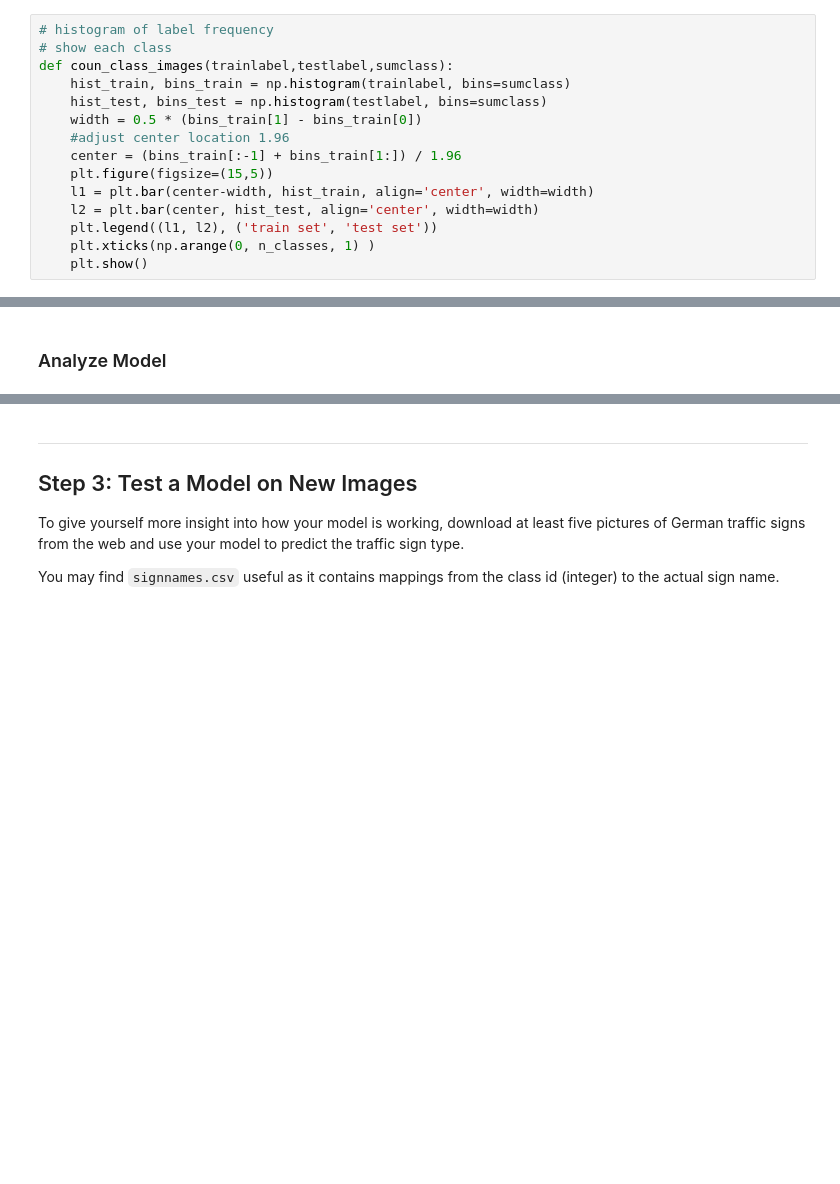
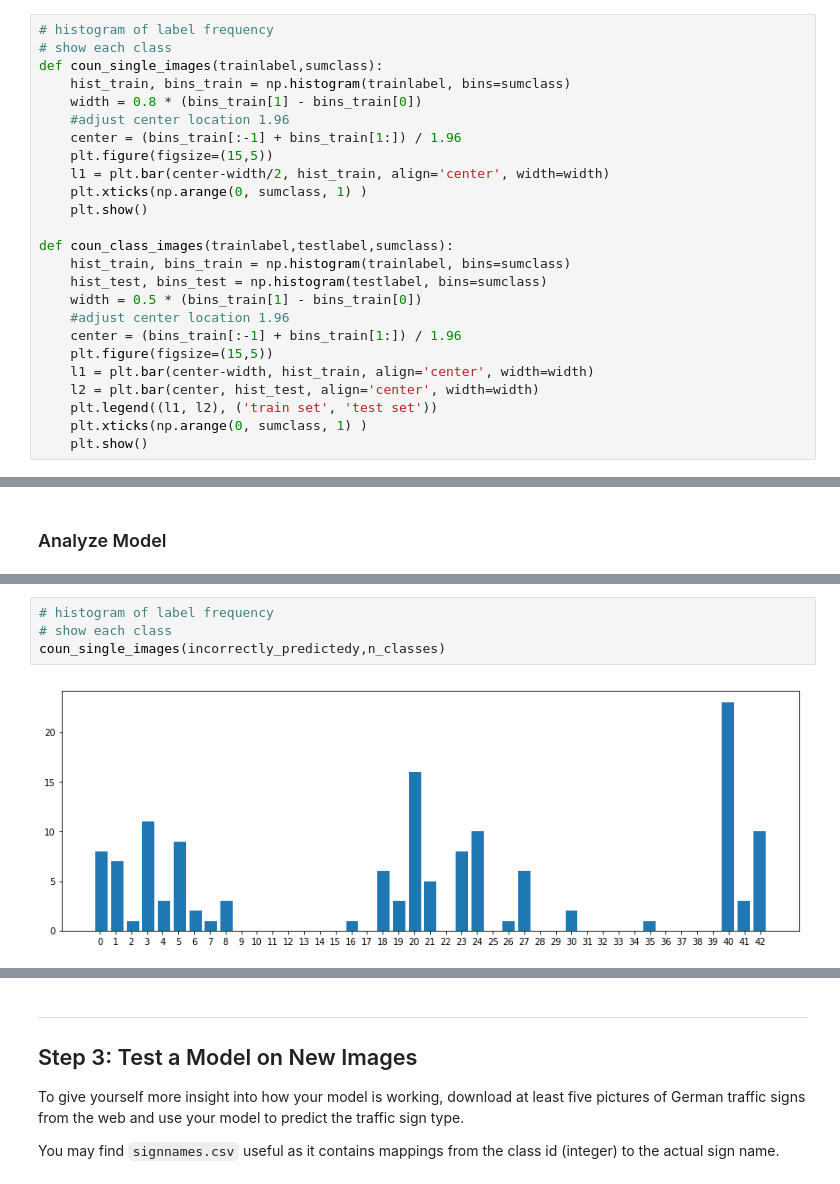
Before and after one commit to HairanWu/CarND-Traffic-Sign-Classifier-Project, a Jupyter notebook: Traffic_Sign_Classifier.ipynb, the cells around one changed output, grey strips where cells are left out. Cells and saved outputs as stored; diff of their text form; blank space fills up the shorter version.

```diff
--- a/Traffic_Sign_Classifier.ipynb
+++ b/Traffic_Sign_Classifier.ipynb
@@ -142,6 +142,16 @@ show_class_images(X_train,y_train,n_classes)
 # %%
 # histogram of label frequency
 # show each class
+def coun_single_images(trainlabel,sumclass):
+    hist_train, bins_train = np.histogram(trainlabel, bins=sumclass)
+    width = 0.8 * (bins_train[1] - bins_train[0])
+    #adjust center location 1.96
+    center = (bins_train[:-1] + bins_train[1:]) / 1.96
+    plt.figure(figsize=(15,5))
+    l1 = plt.bar(center-width/2, hist_train, align='center', width=width)
+    plt.xticks(np.arange(0, sumclass, 1) )
+    plt.show()
+
 def coun_class_images(trainlabel,testlabel,sumclass):
     hist_train, bins_train = np.histogram(trainlabel, bins=sumclass)
     hist_test, bins_test = np.histogram(testlabel, bins=sumclass)
@@ -152,6 +162,6 @@ def coun_class_images(trainlabel,testlabel,sumclass):
     l1 = plt.bar(center-width, hist_train, align='center', width=width)
     l2 = plt.bar(center, hist_test, align='center', width=width)
     plt.legend((l1, l2), ('train set', 'test set'))
-    plt.xticks(np.arange(0, n_classes, 1) )
+    plt.xticks(np.arange(0, sumclass, 1) )
     plt.show()
 # %%
@@ -897,0 +914,6 @@ incorrectly_predicted:
+# %%
+# histogram of label frequency
+# show each class
+coun_single_images(incorrectly_predictedy,n_classes)
+# %% [output]
+[figure, added]
```
Also changed, not shown: parts of 13 cells of this notebook, 3 other files.
